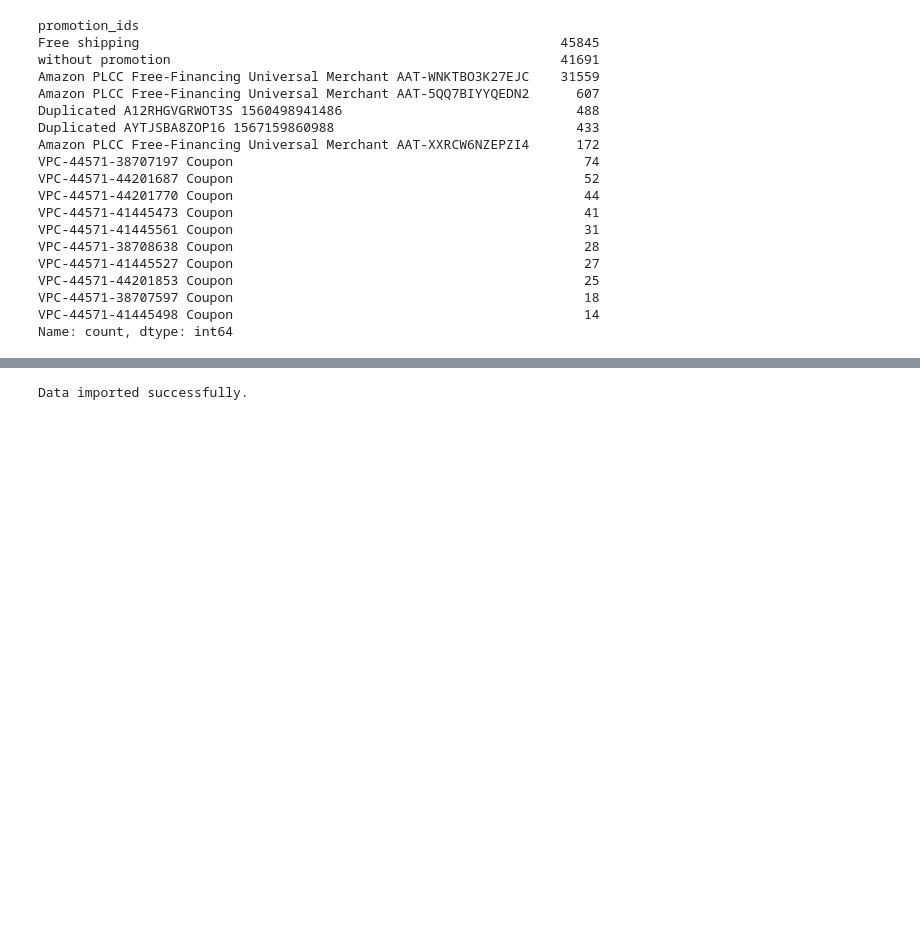
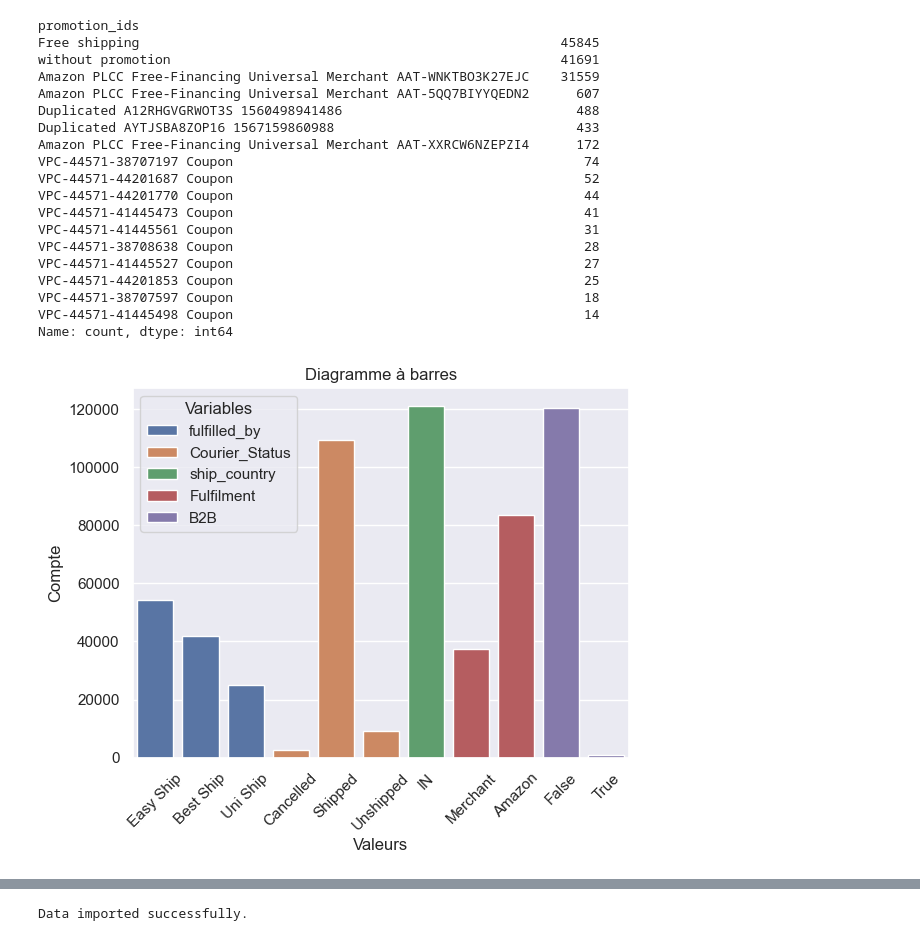
Before and after one commit to DekhilOumayma/ProjectMTI820, a Jupyter notebook: ETL.ipynb, the cells around one changed output, grey strips where cells are left out. Cells and saved outputs as stored; diff of their text form; code cells hidden in the pictures; blank space fills up the shorter version.

```diff
--- a/ETL.ipynb
+++ b/ETL.ipynb
@@ -293,3 +294,19 @@ VPC-44571-41445498 Coupon                                             14
 Name: count, dtype: int64
 # %%
 source_data.to_csv('C:/Users/AS72180/OneDrive - ETS/Documents/ETS Hiver2024/ProjectMTI820/Modified_Amazon_Sale_Report.csv', index=False)
+# %%
+import seaborn as sns
+import matplotlib.pyplot as plt
+EDA = pd.read_csv('C:/Users/AS72180/OneDrive - ETS/Documents/ETS Hiver2024/ProjectMTI820/Modified_Amazon_Sale_Report.csv')
+melted_data = EDA[['fulfilled_by', 'Courier_Status', 'ship_country', 'Fulfilment', 'B2B']].melt()
+# Diagramme à barres avec les trois variables
+sns.countplot(x='value', hue='variable', data=melted_data)
+plt.xlabel('Valeurs')
+plt.ylabel('Compte')
+plt.title('Diagramme à barres')
+# Incliner les étiquettes de l'axe x à 45 degrés pour éviter le chevauchement
+plt.xticks(rotation=45)
+plt.legend(title='Variables')
+plt.show()
+# %% [output]
+[figure, added]
```
Also changed, not shown: parts of 4 cells of this notebook.
